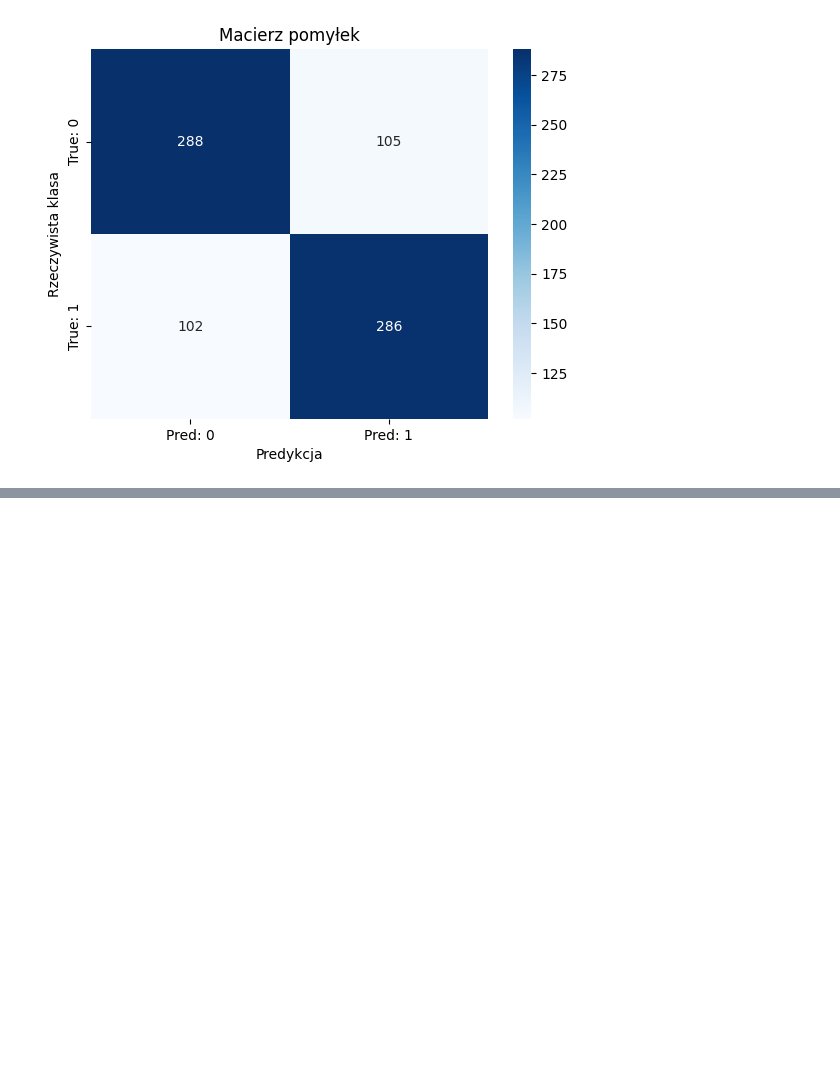
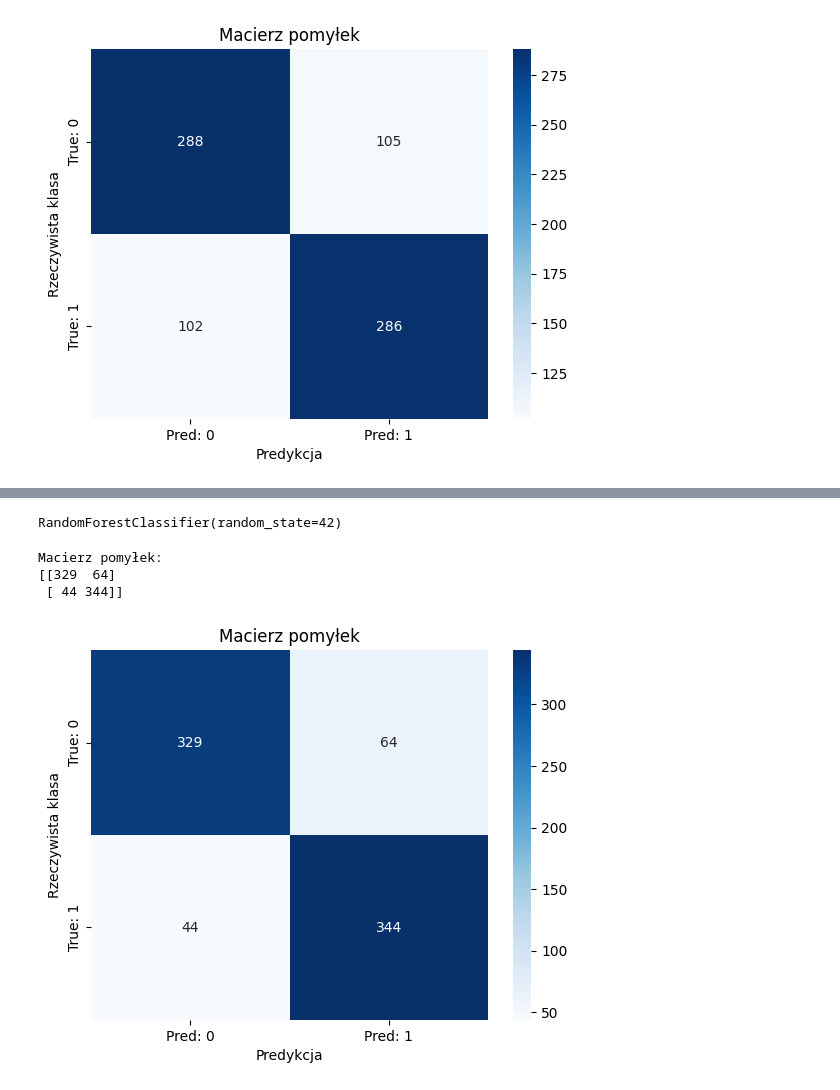
Before and after one commit to p0mona/MAD_SWPS_Polina_Bezukladnova_3, a Jupyter notebook: mad_p.ipynb, the cells around one changed output, grey strips where cells are left out. Drawn from its saved outputs; the diff is of its cells as text; code cells hidden in the pictures; blank space fills up the shorter version.

```diff
--- a/mad_p.ipynb
+++ b/mad_p.ipynb
@@ -770,9 +471,0 @@ R² for Ridge: 0.24237062438277968
-# %%
-lasso = Lasso(alpha=0.1)  # alpha — hiperparametr regularyzacji
-lasso.fit(X_train, y_train)
-
-y_pred_lasso = lasso.predict(X_test)
-
-# Ocena modelu
-print("MSE dla Lasso:", mean_squared_error(y_test, y_pred_lasso))
-print("R² dla Lasso:", r2_score(y_test, y_pred_lasso))
@@ -803,15 +471,0 @@ R² na danych testowych: 0.2424469694554221
-# %%
-param_grid_lasso = {
-    'alpha': [0.1, 1.0, 10.0, 100.0]
-}
-
-lasso = Lasso()
-
-grid_search_lasso = GridSearchCV(lasso, param_grid_lasso, cv=5)
-grid_search_lasso.fit(X_train, y_train)
-
-print("Najlepszy hiperparametr dla Lasso:", grid_search_lasso.best_params_)
-print("Najlepszy wynik R² dla Lasso:", grid_search_lasso.best_score_)
-
-y_pred_best_lasso = grid_search_lasso.predict(X_test)
-print("R² na danych testowych:", r2_score(y_test, y_pred_best_lasso))
@@ -870,0 +472,23 @@ R² na danych testowych: 0.5977257848672746
+# %%
+model = RandomForestClassifier(random_state=42)
+model.fit(X_train, y_train)
+# %% [output]
+RandomForestClassifier(random_state=42)
+# %%
+y_pred = model.predict(X_test)
+
+#Macierz pomyłek
+cm = confusion_matrix(y_test, y_pred)
+print('Macierz pomyłek:')
+print(cm)
+# %% [output]
+Macierz pomyłek:
+[[329  64]
+ [ 44 344]]
+# %%
+sns.heatmap(cm, annot=True, fmt='d', cmap='Blues', xticklabels=['Pred: 0', 'Pred: 1'], yticklabels=['True: 0', 'True: 1'])
+plt.title('Macierz pomyłek')
+plt.xlabel('Predykcja')
+plt.ylabel('Rzeczywista klasa');
+# %% [output]
+[figure, added]
```
Also changed, not shown: parts of 43 cells of this notebook.
